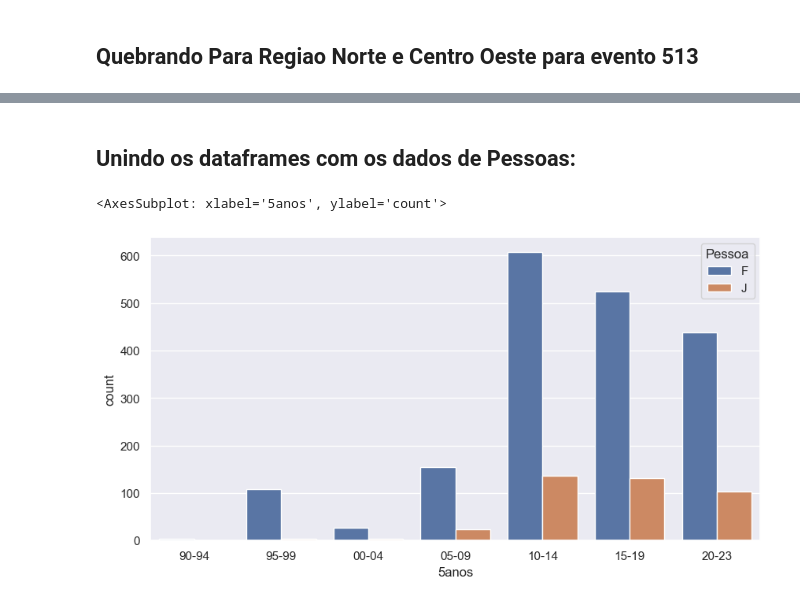
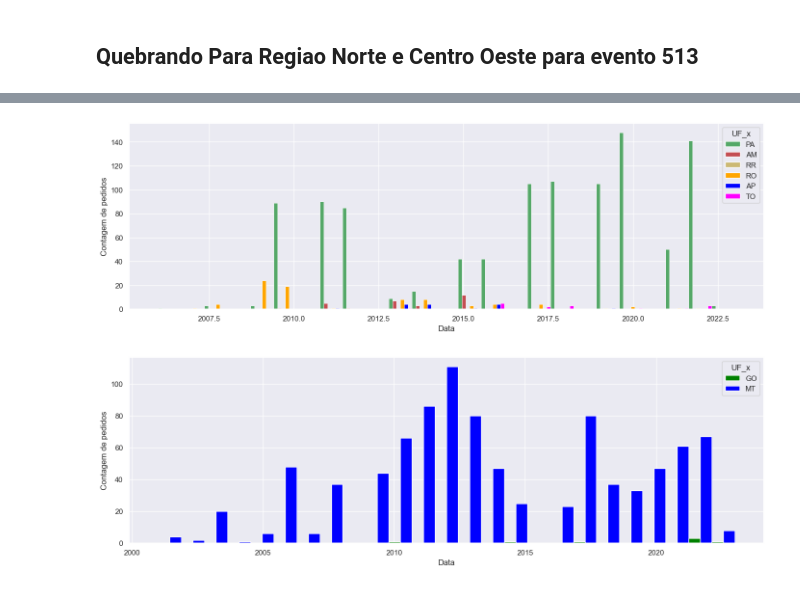
Before and after one commit to EduMinsky/GoldMiningAnalysis, a Jupyter notebook: Analise dos Pedidos de Mineração Por quantidade.ipynb, the cells around one changed output, grey strips where cells are left out. Saved outputs shown, nothing was run; the diff lists cells and outputs as text; code cells hidden in the pictures.

```diff
--- a/Analise dos Pedidos de Mineração Por quantidade.ipynb
+++ b/Analise dos Pedidos de Mineração Por quantidade.ipynb
@@ -247,55 +259,20 @@ plt.show()
-# %% [markdown]
-## Unindo os dataframes com os dados de Pessoas:
-# %%
-#Para 513
-import numpy as np
-import seaborn as sns
-import  matplotlib.pyplot as plt
-%matplotlib inline
-sns.set(rc={"figure.figsize":(10, 5)})
-full_join
-pessoa_clean = pessoa[['DSProcesso','Pessoa','Pessoa_NOME']]
-
-join_513_regiao_pessoa = full_join.merge(pessoa_clean,how='inner',on='DSProcesso')
-join_513_regiao_pessoa.drop_duplicates('DSProcesso',keep='last',inplace=True)
-
-a = join_513_regiao_pessoa.groupby(['Data_x'], as_index=False)['Pessoa'].value_counts()
-
-#Para Pessoa Fisica
-af = a.query('Pessoa == "F"')[['count']].groupby(a.Data_x.sub(1990)//5).sum().reset_index()
-af['Pessoa'] = 'F'
-#Para Pessoa Juridica
-
-aj = a.query('Pessoa == "J"')[['count']].groupby(a.Data_x.sub(1990)//5).sum().reset_index()
-aj['Pessoa'] = 'J'
-frames = [af, aj]
-
-result = pd.concat(frames)
-
-result['5anos'] = np.select(
-    [
-        result['Data_x']==0,
-        result['Data_x']==1,
-        result['Data_x']==2,
-        result['Data_x']==3,
-        result['Data_x']==4,
-        result['Data_x']==5,
-        result['Data_x']==6,
-    ],
-    [
-        '90-94',
-        '95-99',
-        '00-04',
-        '05-09',
-        '10-14',
-        '15-19',
-        '20-23'
-    ],
-    default='Unknown'
-)
-
-result
-sns.barplot(data=result, x="5anos", y="count", hue="Pessoa")
-# %% [output]
-<AxesSubplot: xlabel='5anos', ylabel='count'>
-[figure, removed]
+# %%
+import seaborn as sns
+import  matplotlib.pyplot as plt
+%matplotlib inline
+sns.set(rc={"figure.figsize":(17, 5)})
+#Fazendo um Histograma para Regiao Norte
+paletteN = {'PA':'g','AM':'r','RR':'y','RO':'orange','AP':'blue','TO':'magenta'}
+paletteCO = {'MT':'blue','GO':'green','MS':'black'}
+y = sns.histplot(data=full_join.query('Data_x >= 2000').query('Regiao_x=="Norte"'), x="Data_x", hue="UF_x", stat='count', alpha=1, multiple='dodge',bins=25,palette=paletteN)
+
+y.set(xlabel='Data', ylabel='Contagem de pedidos')
+plt.show()
+
+#Fazendo um histograma para Regiao Centro Oeste
+w = sns.histplot(data=full_join.query('Data_x >= 2000').query('Regiao_x=="Centro_Oeste"'), x="Data_x", hue="UF_x", stat='count', alpha=1, multiple='dodge',bins=25,palette=paletteCO)
+w.set(xlabel='Data', ylabel='Contagem de pedidos')
+plt.show()
+# %% [output]
+[figure, added]
+[figure, added]
```
Also changed, not shown: parts of 12 cells of this notebook, 3 other files.
